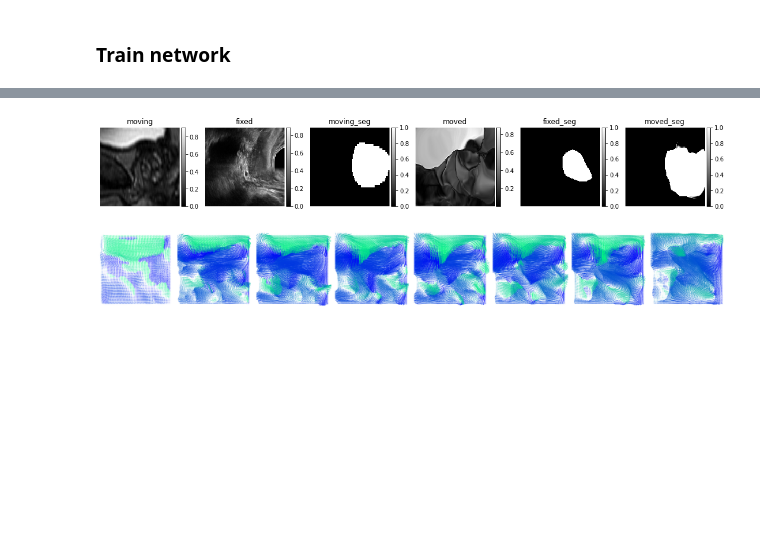
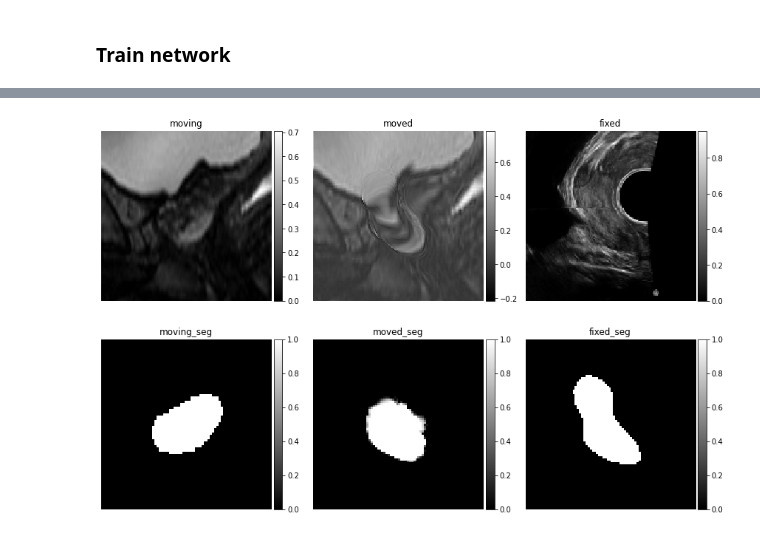
Before and after one commit to ilVecc/ProstMorph, a Jupyter notebook: notebooks/prostmorph.ipynb, the cells around one changed output, grey strips where cells are left out. Cells and saved outputs as stored; diff of their text form; code cells hidden in the pictures; blank space fills up the shorter version.

Commit message:
Updated a so many things I don't even remember
We are training though...

```diff
--- a/notebooks/prostmorph.ipynb
+++ b/notebooks/prostmorph.ipynb
@@ -173,7 +115,8 @@ steps_per_epoch = 100
 # %%
 hist = model.fit(
     train_generator, validation_data=validation_generator,
-    epochs=nb_epochs, steps_per_epoch=steps_per_epoch, initial_epoch=0,
+    epochs=config['epochs'], steps_per_epoch=config['steps_per_epoch'], initial_epoch=config['initial_epoch'],
+    callbacks=callbacks,
     # use_multiprocessing=True, workers=4,
     verbose=2
 )
@@ -199,0 +161,3 @@ Just load an input and watch the morphing
+# %%
+latest_checkpoint = tf.train.latest_checkpoint(config["checkpoints_dir"])
+model.load_weights(latest_checkpoint)
@@ -200,14 +178,21 @@ Just load an input and watch the morphing
 # %%
-test_input, test_output = test_generator[4]
+test_input, test_output = test_generator[25]
 test_pred = model.predict(test_input)
+# model.evaluate(test_input, test_output, return_dict=True)
+# %%
+kern = np.array([[[0, 0, 0], [0,  1, 0], [0, 0, 0]],
+                 [[0, 1, 0], [1, -6, 1], [0, 1, 0]],
+                 [[0, 0, 0], [0,  1, 0], [0, 0, 0]]], dtype=np.float32)
+kern = kern[..., np.newaxis, np.newaxis]
+sharpen = np.array(tf.keras.backend.conv3d(test_pred[0], kern, padding='same'))
 # %%
-images = [img[0, :, :, 60].squeeze() for img in [test_input[0], test_input[1], test_input[2], test_pred[0], test_output[2], test_pred[2]]]
-titles = ['moving', 'fixed', 'moving_seg', 'moved', 'fixed_seg', 'moved_seg']
-_ = ne.plot.slices(images, titles=titles, cmaps=['gray'], do_colorbars=True)
+n_slice = 35
+images = [img[0, :, :, n_slice * 2].squeeze() for img in [test_input[0], test_pred[0] - 0.5 * sharpen, test_input[1]]]
+images += [img[0, :, :, n_slice].squeeze() for img in [test_input[2], test_pred[2], test_output[2]]]
+titles = ['moving', 'moved', 'fixed', 'moving_seg', 'moved_seg', 'fixed_seg']
+_ = ne.plot.slices(images, titles=titles, cmaps=['gray'], do_colorbars=True, grid=(2, 3), width=12)
 # %% [output]
-[figure, old version]
+[figure, new version]
 # %%
 flow = test_pred[1].squeeze()
-_ = ne.plot.flow([flow[:, :, i, [0,1]] for i in range(0, 64, 8)], width=25)
+_ = ne.plot.flow([flow[:, :, i, [0,1]] for i in range(0, 80, 8)], width=25)
-# %% [output]
-[figure, removed]
```
Also changed, not shown: parts of 22 cells of this notebook, 3 other files.
